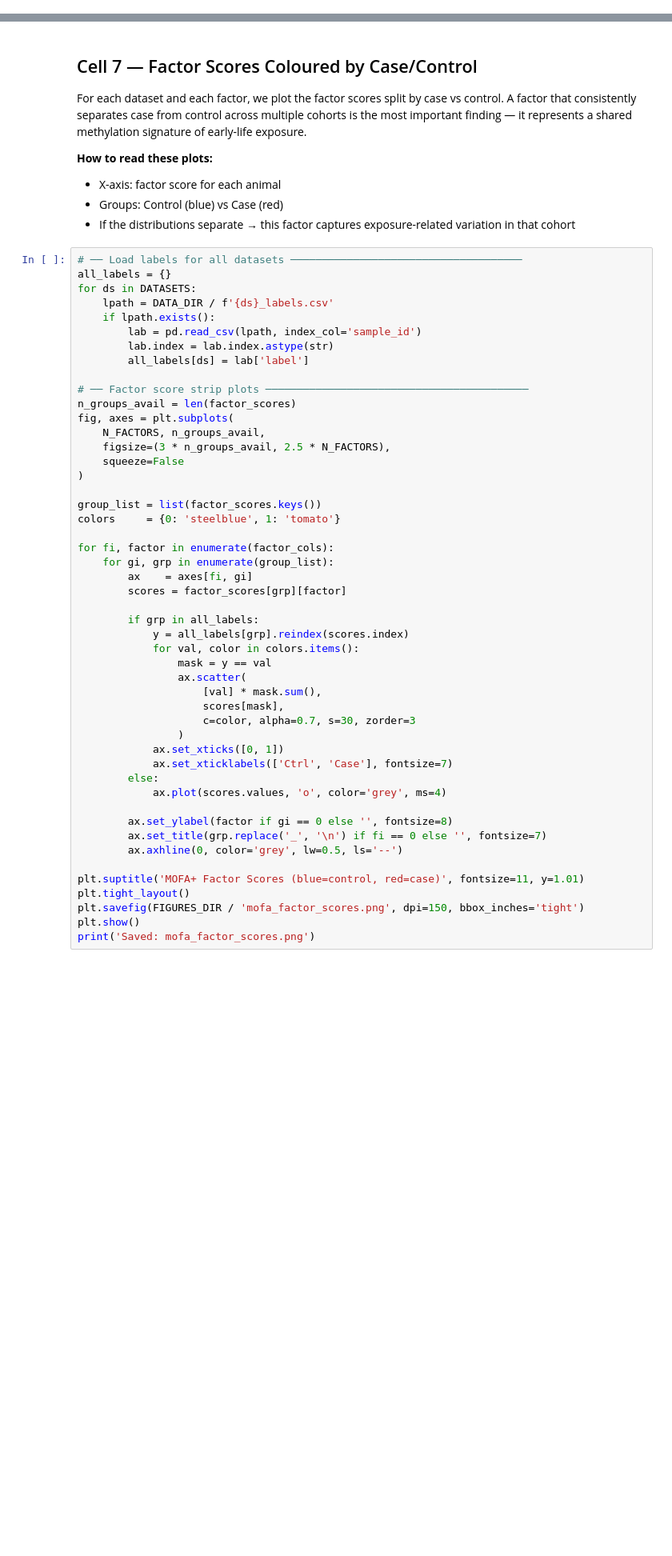
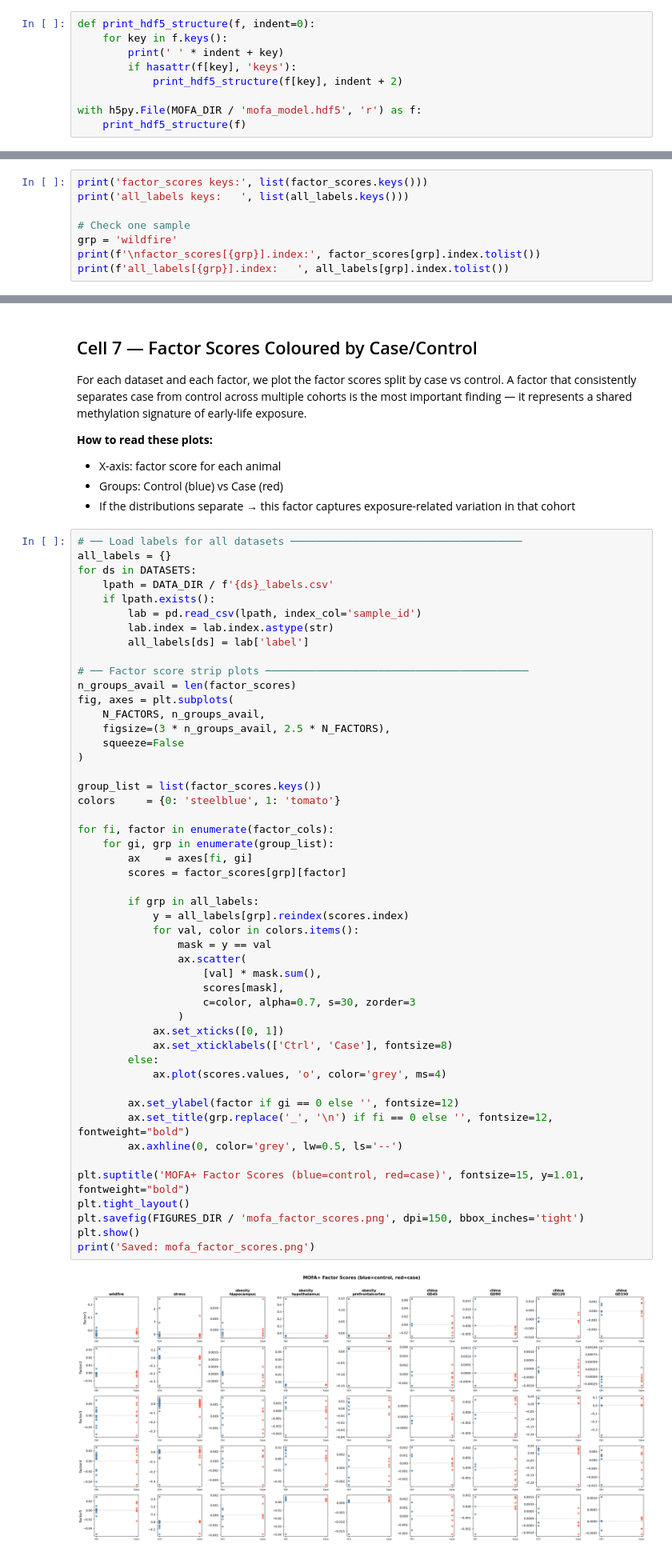
Before and after one commit to Ensiuc/CpG_Methylation_ML, a Jupyter notebook: notebooks/03_mofa.ipynb, the cells around one changed output, grey strips where cells are left out. Shown at 80% size. Cells and saved outputs as stored; diff of their text form; blank space fills up the shorter version.

```diff
--- a/notebooks/03_mofa.ipynb
+++ b/notebooks/03_mofa.ipynb
@@ -186,0 +236,9 @@ print('\nMOFA+ training complete.')
+# %%
+def print_hdf5_structure(f, indent=0):
+    for key in f.keys():
+        print(' ' * indent + key)
+        if hasattr(f[key], 'keys'):
+            print_hdf5_structure(f[key], indent + 2)
+
+with h5py.File(MOFA_DIR / 'mofa_model.hdf5', 'r') as f:
+    print_hdf5_structure(f)
@@ -284,0 +455,8 @@ print('Saved: mofa_variance_explained.png')
+# %%
+print('factor_scores keys:', list(factor_scores.keys()))
+print('all_labels keys:   ', list(all_labels.keys()))
+
+# Check one sample
+grp = 'wildfire'
+print(f'\nfactor_scores[{grp}].index:', factor_scores[grp].index.tolist())
+print(f'all_labels[{grp}].index:   ', all_labels[grp].index.tolist())
@@ -309,34 +493,36 @@ fig, axes = plt.subplots(
     squeeze=False
 )
 
 group_list = list(factor_scores.keys())
 colors     = {0: 'steelblue', 1: 'tomato'}
 
 for fi, factor in enumerate(factor_cols):
     for gi, grp in enumerate(group_list):
         ax    = axes[fi, gi]
         scores = factor_scores[grp][factor]
 
         if grp in all_labels:
             y = all_labels[grp].reindex(scores.index)
             for val, color in colors.items():
                 mask = y == val
                 ax.scatter(
                     [val] * mask.sum(),
                     scores[mask],
                     c=color, alpha=0.7, s=30, zorder=3
                 )
             ax.set_xticks([0, 1])
-            ax.set_xticklabels(['Ctrl', 'Case'], fontsize=7)
+            ax.set_xticklabels(['Ctrl', 'Case'], fontsize=8)
         else:
             ax.plot(scores.values, 'o', color='grey', ms=4)
 
-        ax.set_ylabel(factor if gi == 0 else '', fontsize=8)
-        ax.set_title(grp.replace('_', '\n') if fi == 0 else '', fontsize=7)
+        ax.set_ylabel(factor if gi == 0 else '', fontsize=12)
+        ax.set_title(grp.replace('_', '\n') if fi == 0 else '', fontsize=12, fontweight="bold")
         ax.axhline(0, color='grey', lw=0.5, ls='--')
 
-plt.suptitle('MOFA+ Factor Scores (blue=control, red=case)', fontsize=11, y=1.01)
+plt.suptitle('MOFA+ Factor Scores (blue=control, red=case)', fontsize=15, y=1.01, fontweight="bold")
 plt.tight_layout()
 plt.savefig(FIGURES_DIR / 'mofa_factor_scores.png', dpi=150, bbox_inches='tight')
 plt.show()
 print('Saved: mofa_factor_scores.png')
+# %% [output]
+[figure, added]
```
Also changed, not shown: parts of 14 cells of this notebook.
